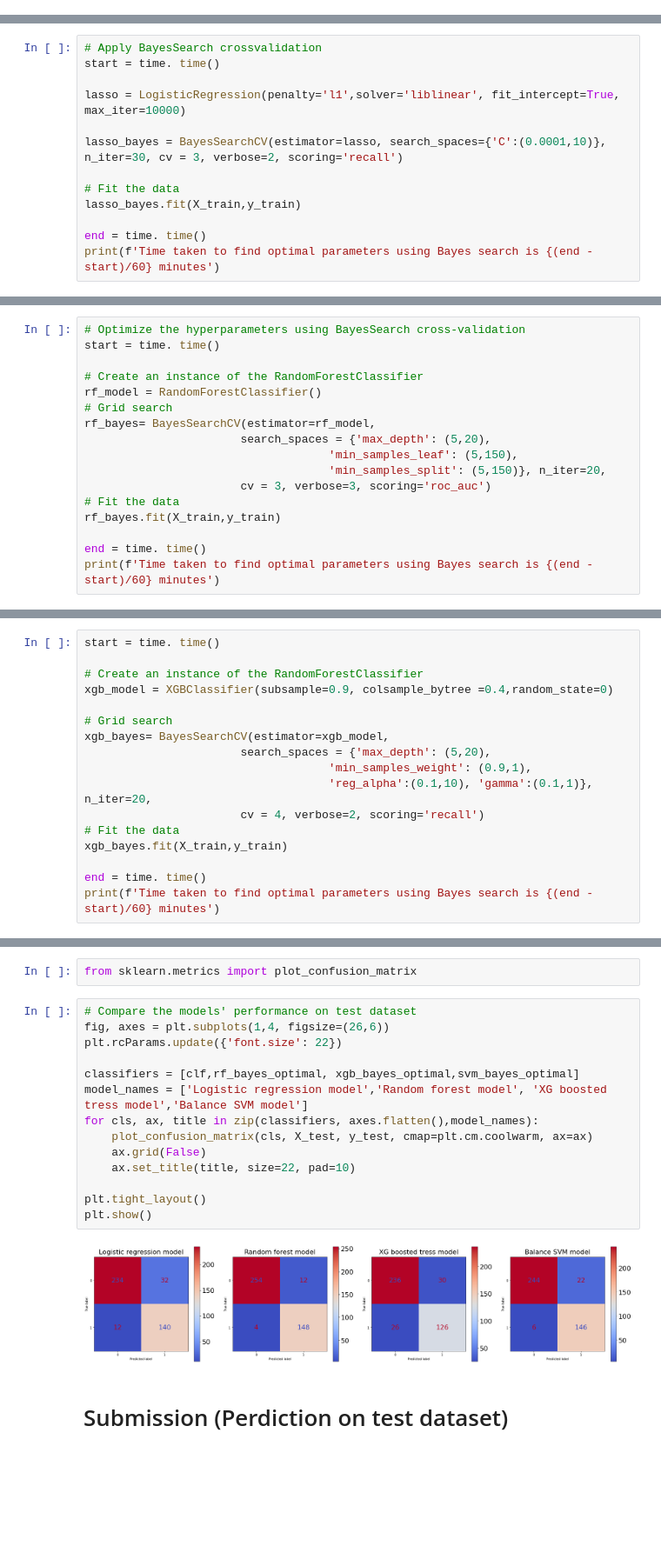
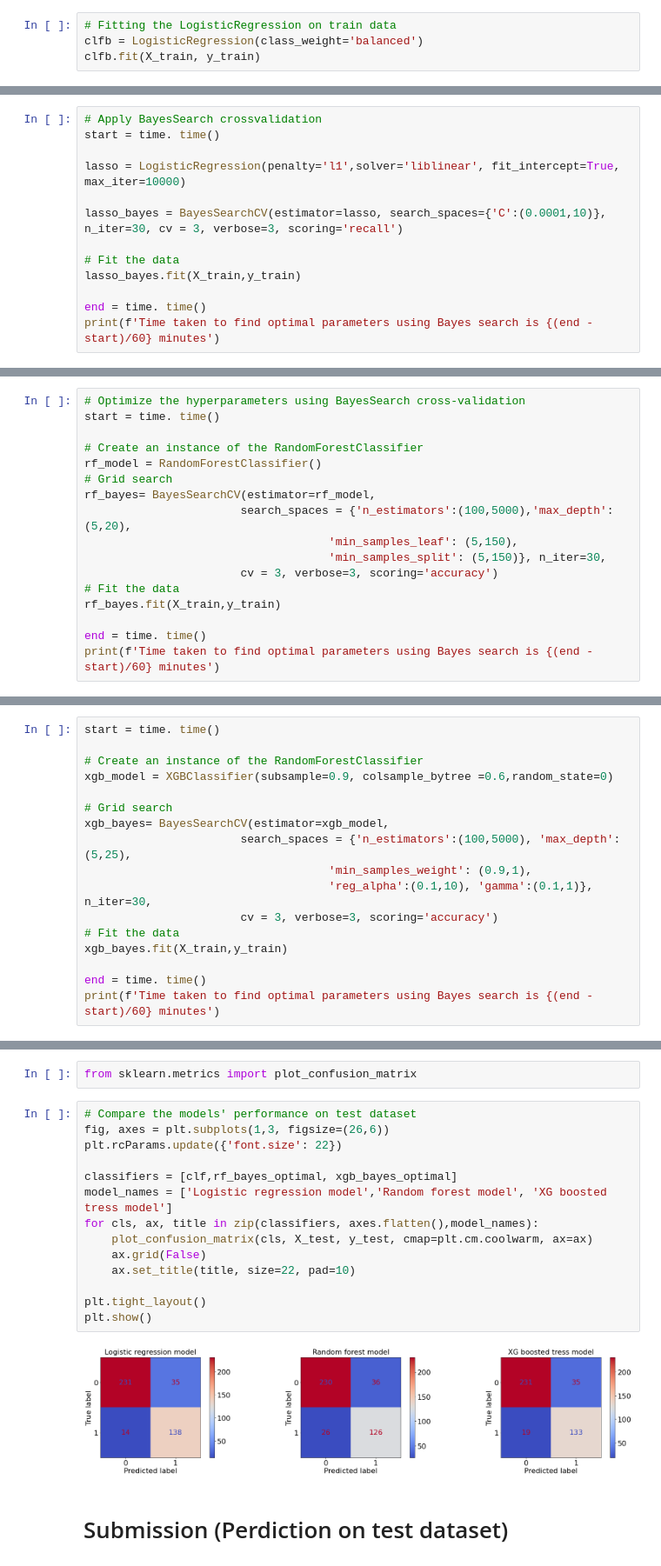
Before and after one commit to RoshanJamthe/Kaggle-competition-Titanic-disaster-survival-prediction, a Jupyter notebook: Copy_of_Titanic_Survival_Prediction.ipynb, the cells around one changed output, grey strips where cells are left out. Shown at 87% size. Cells and saved outputs as stored; diff of their text form; blank space fills up the shorter version.

```diff
--- a/Copy_of_Titanic_Survival_Prediction.ipynb
+++ b/Copy_of_Titanic_Survival_Prediction.ipynb
@@ -897,0 +1038,4 @@ It's a poor model
+# %%
+# Fitting the LogisticRegression on train data
+clfb = LogisticRegression(class_weight='balanced')
+clfb.fit(X_train, y_train)
@@ -903,7 +1105,7 @@ start = time. time()
 
 lasso = LogisticRegression(penalty='l1',solver='liblinear', fit_intercept=True, max_iter=10000)
 
-lasso_bayes = BayesSearchCV(estimator=lasso, search_spaces={'C':(0.0001,10)}, n_iter=30, cv = 3, verbose=2, scoring='recall')
+lasso_bayes = BayesSearchCV(estimator=lasso, search_spaces={'C':(0.0001,10)}, n_iter=30, cv = 3, verbose=3, scoring='recall')
 
 # Fit the data
 lasso_bayes.fit(X_train,y_train)
@@ -1001,10 +1203,10 @@ start = time. time()
 rf_model = RandomForestClassifier()
 # Grid search
 rf_bayes= BayesSearchCV(estimator=rf_model,
-                       search_spaces = {'max_depth': (5,20),
+                       search_spaces = {'n_estimators':(100,5000),'max_depth': (5,20),
                                     'min_samples_leaf': (5,150),
-                                    'min_samples_split': (5,150)}, n_iter=20,
-                       cv = 3, verbose=3, scoring='roc_auc')
+                                    'min_samples_split': (5,150)}, n_iter=30,
+                       cv = 3, verbose=3, scoring='accuracy')
 # Fit the data
 rf_bayes.fit(X_train,y_train)
 
@@ -1140,14 +1304,14 @@ get_summary_bar_plot(rf_bayes_optimal,X_test)
 start = time. time()
 
 # Create an instance of the RandomForestClassifier
-xgb_model = XGBClassifier(subsample=0.9, colsample_bytree =0.4,random_state=0)
+xgb_model = XGBClassifier(subsample=0.9, colsample_bytree =0.6,random_state=0)
 
 # Grid search
 xgb_bayes= BayesSearchCV(estimator=xgb_model,
-                       search_spaces = {'max_depth': (5,20),
+                       search_spaces = {'n_estimators':(100,5000), 'max_depth': (5,25),
                                     'min_samples_weight': (0.9,1),
-                                    'reg_alpha':(0.1,10), 'gamma':(0.1,1)}, n_iter=20,
-                       cv = 4, verbose=2, scoring='recall')
+                                    'reg_alpha':(0.1,10), 'gamma':(0.1,1)}, n_iter=30,
+                       cv = 3, verbose=3, scoring='accuracy')
 # Fit the data
 xgb_bayes.fit(X_train,y_train)
 
@@ -1583,20 +1544,20 @@ models_comparison(model_list, model_name_list, X_train, X_test, y_train, y_test)
 from sklearn.metrics import plot_confusion_matrix
 # %%
 # Compare the models' performance on test dataset
-fig, axes = plt.subplots(1,4, figsize=(26,6))
+fig, axes = plt.subplots(1,3, figsize=(26,6))
 plt.rcParams.update({'font.size': 22})
 
-classifiers = [clf,rf_bayes_optimal, xgb_bayes_optimal,svm_bayes_optimal]
-model_names = ['Logistic regression model','Random forest model', 'XG boosted tress model','Balance SVM model']
+classifiers = [clf,rf_bayes_optimal, xgb_bayes_optimal]
+model_names = ['Logistic regression model','Random forest model', 'XG boosted tress model']
 for cls, ax, title in zip(classifiers, axes.flatten(),model_names):
     plot_confusion_matrix(cls, X_test, y_test, cmap=plt.cm.coolwarm, ax=ax)
     ax.grid(False)
     ax.set_title(title, size=22, pad=10)
 
 plt.tight_layout()
 plt.show()
 # %% [output]
-[figure, old version]
+[figure, new version]
 # %% [markdown]
 # Submission (Perdiction on test dataset)
 # %%
```
Also changed, not shown: parts of 120 cells of this notebook.
